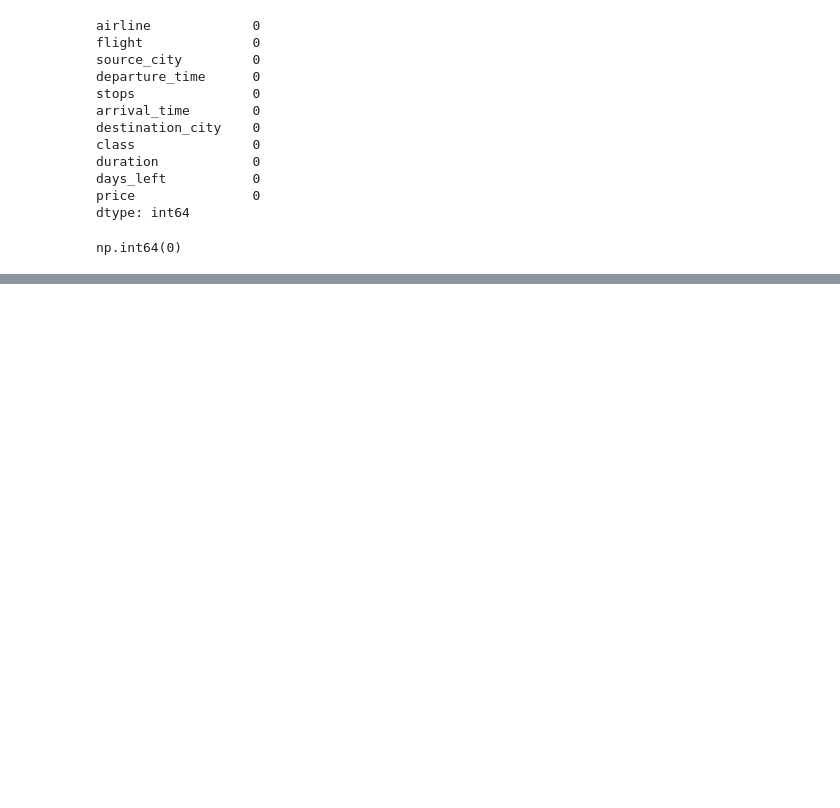
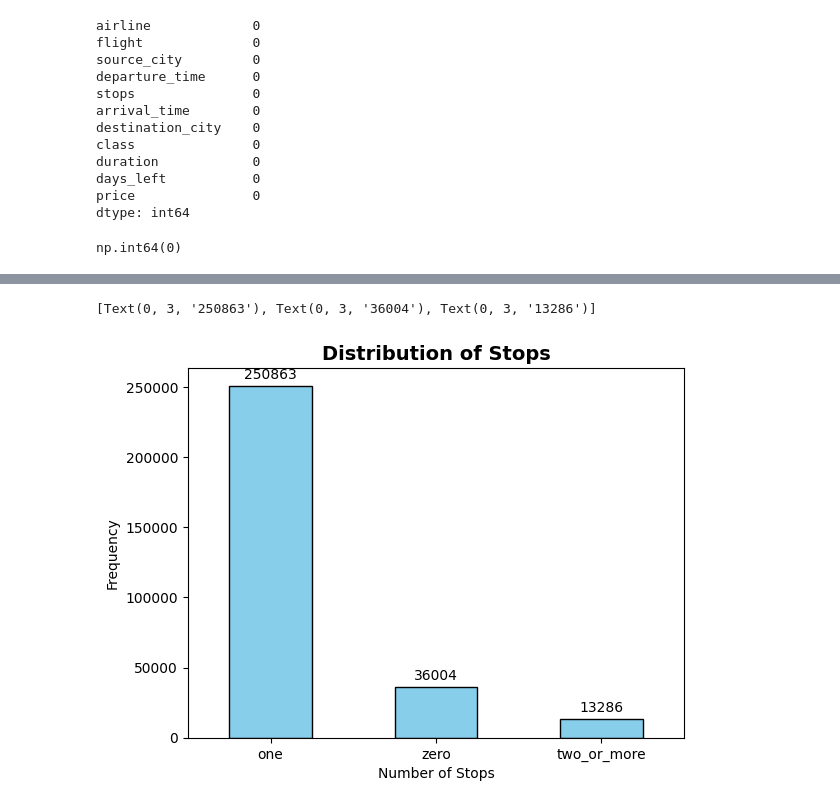
Before and after one commit to ussef37/WEEK_14_Flight_Price_ML, a Jupyter notebook: Machine_Learning_Prediction_Prix_billet_avion.ipynb, the cells around one changed output, grey strips where cells are left out. Cells and saved outputs as stored; diff of their text form; code cells hidden in the pictures; blank space fills up the shorter version.

```diff
--- a/Machine_Learning_Prediction_Prix_billet_avion.ipynb
+++ b/Machine_Learning_Prediction_Prix_billet_avion.ipynb
@@ -101,0 +144,9 @@ np.int64(0)
+# %%
+ax = df['stops'].value_counts().plot(kind="bar", color="skyblue", edgecolor="black", rot=0)
+ax.set_title("Distribution of Stops", fontsize=14, fontweight='bold')
+ax.set_xlabel("Number of Stops")
+ax.set_ylabel("Frequency")
+ax.bar_label(ax.containers[0], padding=3)
+# %% [output]
+[Text(0, 3, '250863'), Text(0, 3, '36004'), Text(0, 3, '13286')]
+[figure, added]
```
Also changed, not shown: parts of 11 cells of this notebook.
